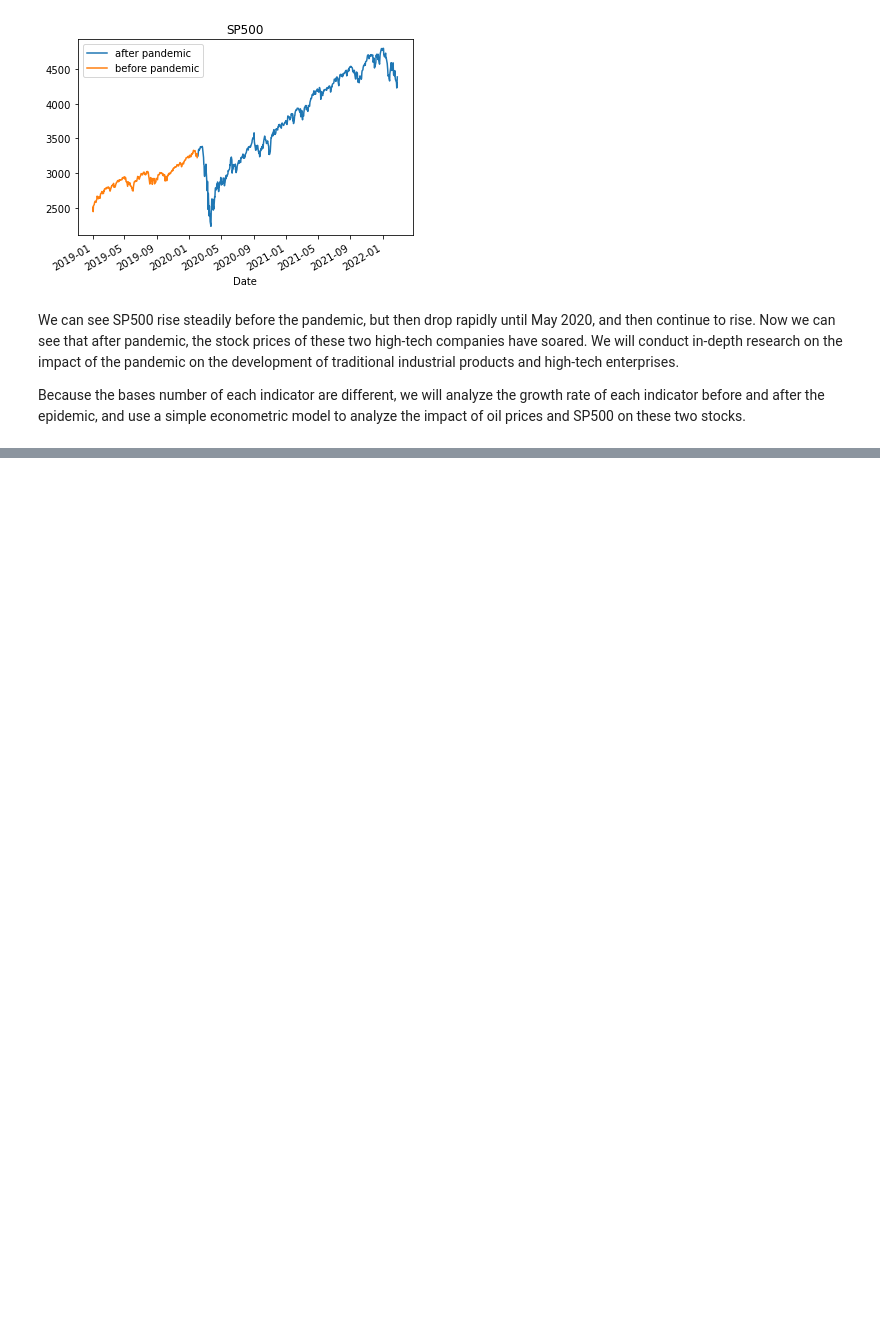
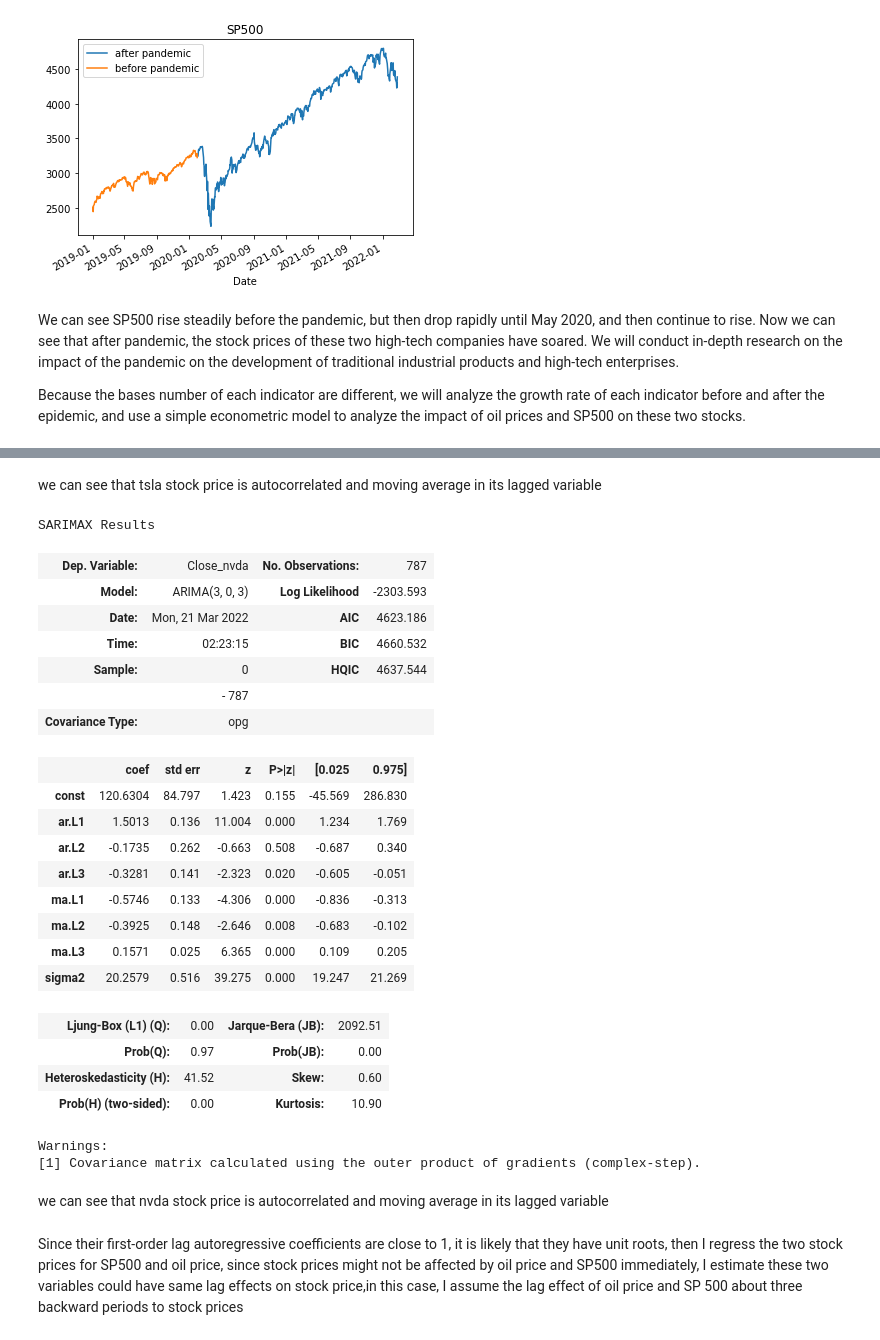
Before and after one commit to Abdulah94/Financial-Analysis-and-Trading-Strategies, a Jupyter notebook: code/jubyter-notebook.ipynb, the cells around one changed output, grey strips where cells are left out. Drawn from its saved outputs; the diff is of its cells as text; code cells hidden in the pictures; blank space fills up the shorter version.

```diff
--- a/code/jubyter-notebook.ipynb
+++ b/code/jubyter-notebook.ipynb
@@ -100,0 +152,34 @@ Because the bases number of each indicator are different, we will analyze the gr
+# %% [markdown]
+we can see that tsla stock price is autocorrelated and moving average in its lagged variable
+# %%
+model = sm.tsa.arima.ARIMA(stock_price_anal[['Close_nvda']], order = (3,0,3))
+arima_result = model.fit()
+arima_result.summary()
+# %% [output]
+SARIMAX Results
+| Dep. Variable: | Close_nvda | No. Observations: | 787 |
+| Model: | ARIMA(3, 0, 3) | Log Likelihood | -2303.593 |
+| Date: | Mon, 21 Mar 2022 | AIC | 4623.186 |
+| Time: | 02:23:15 | BIC | 4660.532 |
+| Sample: | 0 | HQIC | 4637.544 |
+|  | - 787 |  |  |
+| Covariance Type: | opg |  |  |
+|  | coef | std err | z | P>|z| | [0.025 | 0.975] |
+| const | 120.6304 | 84.797 | 1.423 | 0.155 | -45.569 | 286.830 |
+| ar.L1 | 1.5013 | 0.136 | 11.004 | 0.000 | 1.234 | 1.769 |
+| ar.L2 | -0.1735 | 0.262 | -0.663 | 0.508 | -0.687 | 0.340 |
+| ar.L3 | -0.3281 | 0.141 | -2.323 | 0.020 | -0.605 | -0.051 |
+| ma.L1 | -0.5746 | 0.133 | -4.306 | 0.000 | -0.836 | -0.313 |
+| ma.L2 | -0.3925 | 0.148 | -2.646 | 0.008 | -0.683 | -0.102 |
+| ma.L3 | 0.1571 | 0.025 | 6.365 | 0.000 | 0.109 | 0.205 |
+| sigma2 | 20.2579 | 0.516 | 39.275 | 0.000 | 19.247 | 21.269 |
+| Ljung-Box (L1) (Q): | 0.00 | Jarque-Bera (JB): | 2092.51 |
+| Prob(Q): | 0.97 | Prob(JB): | 0.00 |
+| Heteroskedasticity (H): | 41.52 | Skew: | 0.60 |
+| Prob(H) (two-sided): | 0.00 | Kurtosis: | 10.90 |
+Warnings:
+[1] Covariance matrix calculated using the outer product of gradients (complex-step).
+# %% [markdown]
+we can see that nvda stock price is autocorrelated and moving average in its lagged variable
+# %% [markdown]
+Since their first-order lag autoregressive coefficients are close to 1, it is likely that they have unit roots, then I regress the two stock prices for SP500 and oil price, since stock prices might not be affected by oil price and SP500 immediately, I estimate these two variables could have same lag effects on stock price,in this case, I assume the lag effect of oil price and SP 500 about three backward periods to stock prices
```
Also changed, not shown: parts of 15 cells of this notebook.
